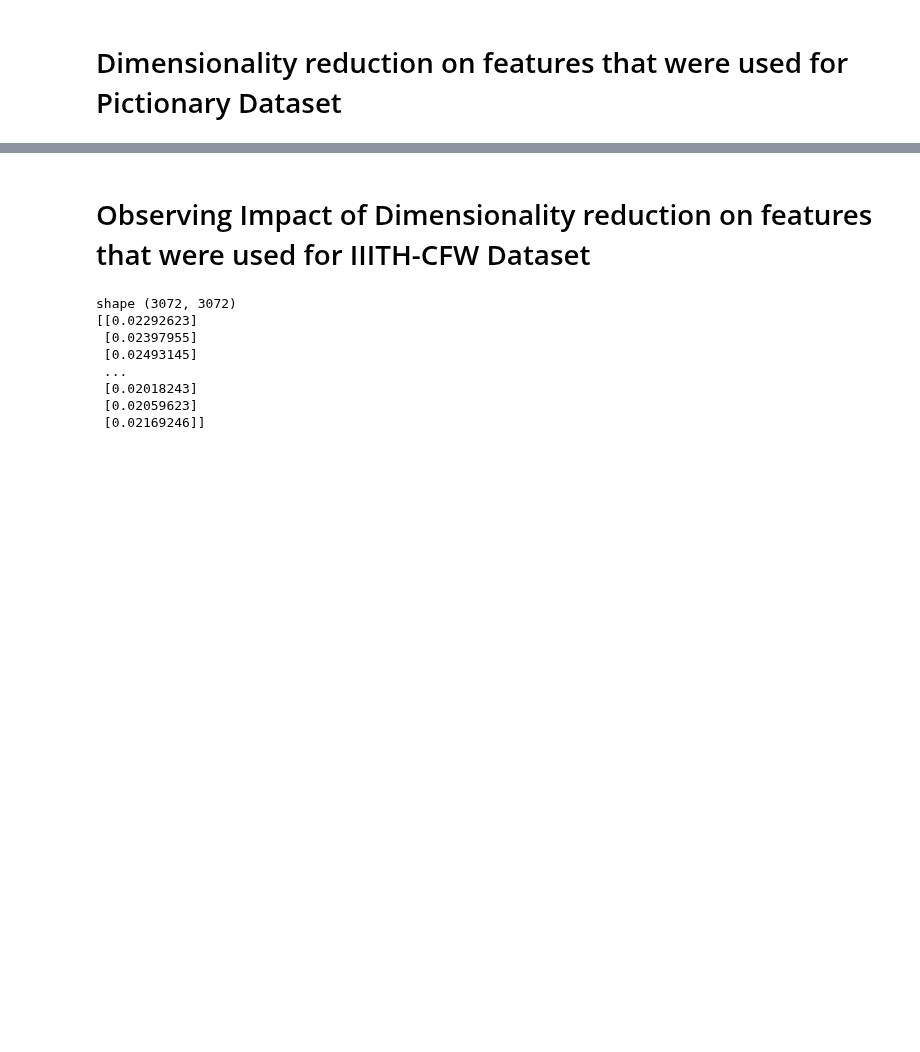
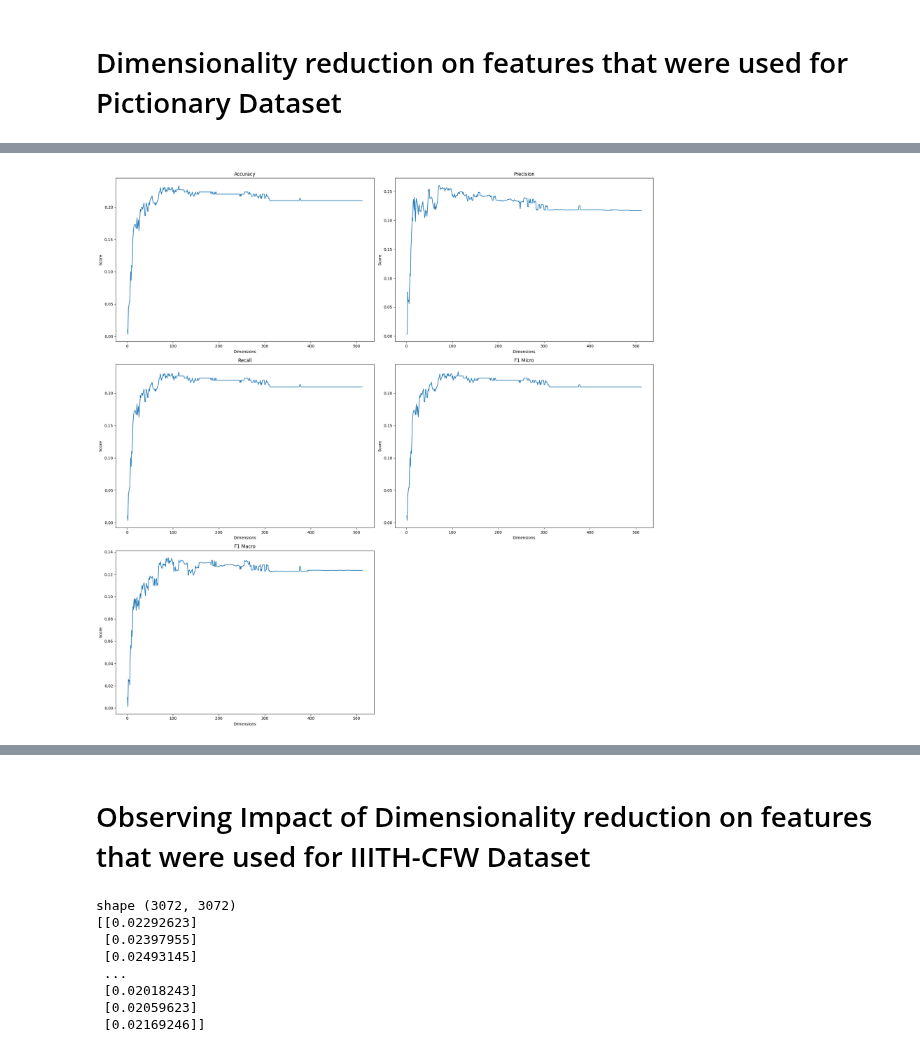
Before and after one commit to ROHIT32767/SMAI-A2, a Jupyter notebook: PCA.ipynb, the cells around one changed output, grey strips where cells are left out. Saved outputs shown, nothing was run; the diff lists cells and outputs as text; code cells hidden in the pictures; blank space fills up the shorter version.

```diff
--- a/PCA.ipynb
+++ b/PCA.ipynb
@@ -225,21 +225,72 @@ data = np.load('data.npy', allow_pickle=True)
 resnet = np.array([res[0] for res in np.array(data[:,1])])
 vit = np.array([v[0] for v in np.array(data[:,2])])
 # print(vit.shape)
-pca = PCA(200)
-pca.fit(vit)
-transformed_vit = pca.transform(vit)
 data_labels = np.array(data[:, 3])
 # print(transformed_vit.shape)
-X_data = transformed_vit.T
+X_data = vit
 y_data = data_labels
 X_train, X_test, y_train, y_test = train_test_split(X_data,y_data,test_size=0.2, random_state=42)
+dimensions = list(range(1, 513))
+accuracy_scores = []
+precision_scores = []
+recall_scores = []
+f1_micro_scores = []
+f1_macro_scores = []
+num_features = X_data.shape[0]
+print(num_features)
+pca = PCA(num_features)
+pca.fit(vit)
 KNN = KNeighborsClassifier()
-KNN.fit(X_train,y_train)
-y_pred = KNN.predict(X_test)
-F1_micro_score = f1_score(y_test,y_pred, average='micro')
-F1_macro_score = f1_score(y_test,y_pred, average='macro')
-accuracy = accuracy_score(y_test,y_pred)
-precision = precision_score(y_test,y_pred,average='macro',zero_division=0)
-recall = recall_score(y_test,y_pred,average='weighted',zero_division=0)
-print(pd.DataFrame([['Accuracy',accuracy],['Precision',precision],['Recall',recall],['f1_micro_score',F1_micro_score],['f1_macro_score',F1_macro_score]],columns=['Measure','Value']).to_string(index=False))
+for num_components in dimensions:
+    pca.set_n_components_(num_components)
+    transformed_X_train = pca.transform(X_train)
+    transformed_X_test = pca.transform(X_test)
+    KNN.fit(transformed_X_train.T,y_train)
+    y_pred = KNN.predict(transformed_X_test.T)
+    accuracy = accuracy_score(y_test, y_pred)
+    precision = precision_score(y_test, y_pred, average='weighted', zero_division=0)
+    recall = recall_score(y_test, y_pred, average='weighted', zero_division=0)
+    f1_micro = f1_score(y_test, y_pred, average='micro')
+    f1_macro = f1_score(y_test, y_pred, average='macro')
+    accuracy_scores.append(accuracy)
+    precision_scores.append(precision)
+    recall_scores.append(recall)
+    f1_micro_scores.append(f1_micro)
+    f1_macro_scores.append(f1_macro)
+
+# Create separate plots for each metric
+plt.figure(figsize=(20, 20))
+
+plt.subplot(3, 2, 1)
+plt.plot(dimensions, accuracy_scores)
+plt.title('Accuracy')
+plt.xlabel('Dimensions')
+plt.ylabel('Score')
+
+plt.subplot(3, 2, 2)
+plt.plot(dimensions, precision_scores)
+plt.title('Precision')
+plt.xlabel('Dimensions')
+plt.ylabel('Score')
+
+plt.subplot(3, 2, 3)
+plt.plot(dimensions, recall_scores)
+plt.title('Recall')
+plt.xlabel('Dimensions')
+plt.ylabel('Score')
+
+plt.subplot(3, 2, 4)
+plt.plot(dimensions, f1_micro_scores)
+plt.title('F1 Micro')
+plt.xlabel('Dimensions')
+plt.ylabel('Score')
+
+plt.subplot(3, 2, 5)
+plt.plot(dimensions, f1_macro_scores)
+plt.title('F1 Macro')
+plt.xlabel('Dimensions')
+plt.ylabel('Score')
+
+plt.tight_layout()
+plt.show()
 # %% [output]
@@ -252,0 +299 @@ f1_macro_score 0.129037
+[figure, added]
```
Also changed, not shown: parts of 5 cells of this notebook, 2 other files.
